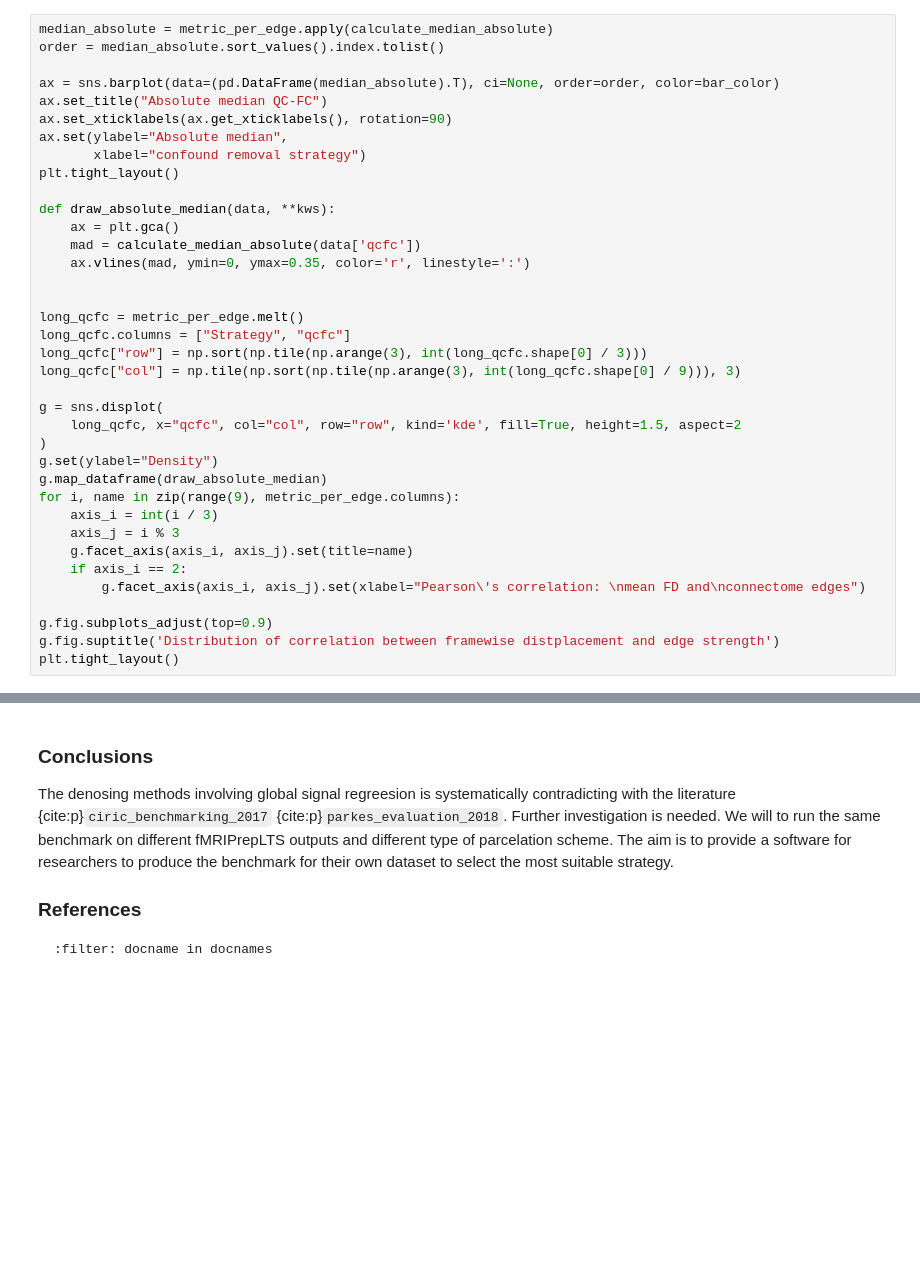
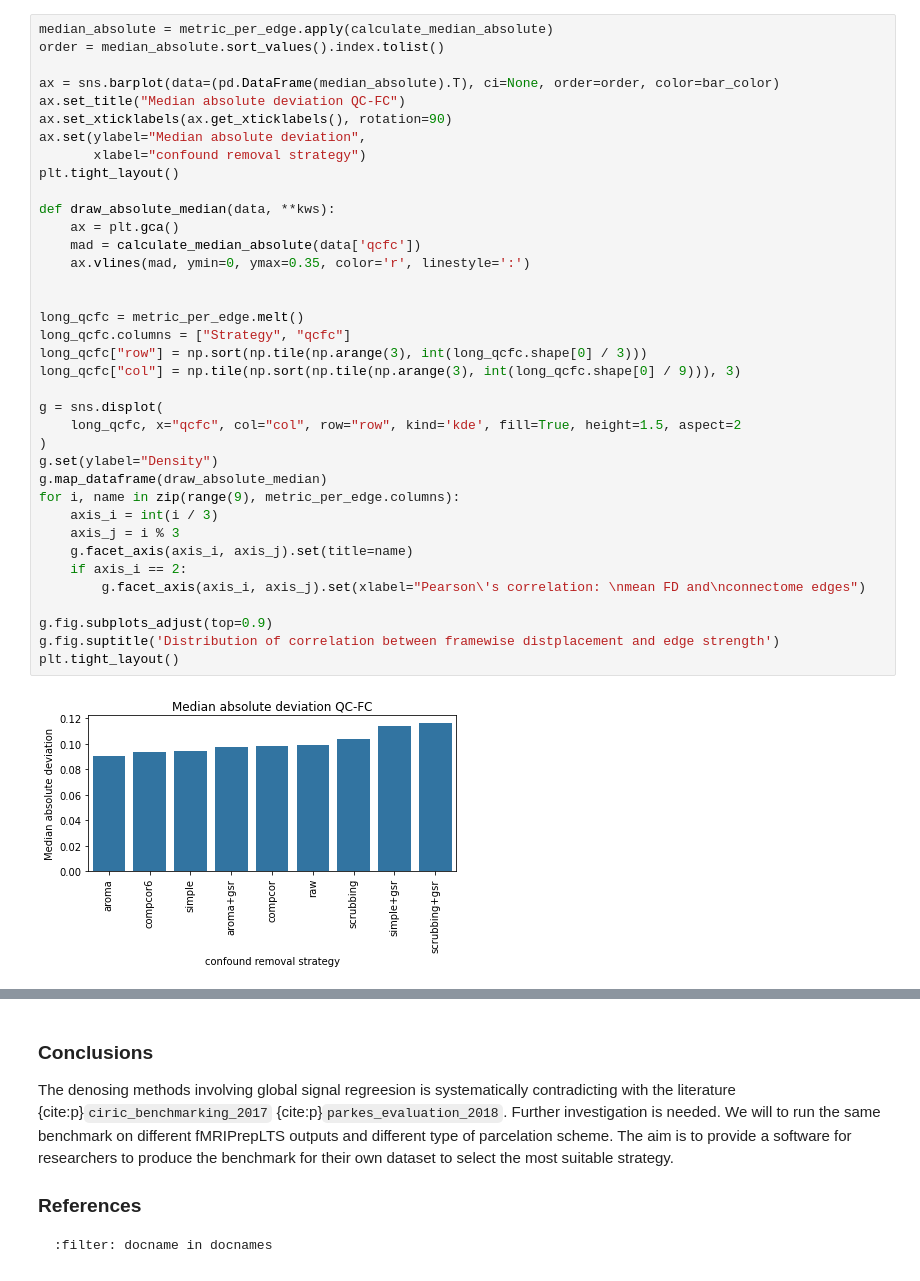
Before and after one commit to SIMEXP/fmriprep-denoise-benchmark, a Jupyter notebook: content/ohbm2022abstract.ipynb, the cells around one changed output, grey strips where cells are left out. Cells and saved outputs as stored; diff of their text form; blank space fills up the shorter version.

```diff
--- a/content/ohbm2022abstract.ipynb
+++ b/content/ohbm2022abstract.ipynb
@@ -111,35 +127,37 @@ median_absolute = metric_per_edge.apply(calculate_median_absolute)
 order = median_absolute.sort_values().index.tolist()
 
 ax = sns.barplot(data=(pd.DataFrame(median_absolute).T), ci=None, order=order, color=bar_color)
-ax.set_title("Absolute median QC-FC")
+ax.set_title("Median absolute deviation QC-FC")
 ax.set_xticklabels(ax.get_xticklabels(), rotation=90)
-ax.set(ylabel="Absolute median",
+ax.set(ylabel="Median absolute deviation",
        xlabel="confound removal strategy")
 plt.tight_layout()
 
 def draw_absolute_median(data, **kws):
     ax = plt.gca()
     mad = calculate_median_absolute(data['qcfc'])
     ax.vlines(mad, ymin=0, ymax=0.35, color='r', linestyle=':')
 
 
 long_qcfc = metric_per_edge.melt()
 long_qcfc.columns = ["Strategy", "qcfc"]
 long_qcfc["row"] = np.sort(np.tile(np.arange(3), int(long_qcfc.shape[0] / 3)))
 long_qcfc["col"] = np.tile(np.sort(np.tile(np.arange(3), int(long_qcfc.shape[0] / 9))), 3)
 
 g = sns.displot(
     long_qcfc, x="qcfc", col="col", row="row", kind='kde', fill=True, height=1.5, aspect=2
 )
 g.set(ylabel="Density")
 g.map_dataframe(draw_absolute_median)
 for i, name in zip(range(9), metric_per_edge.columns):
     axis_i = int(i / 3)
     axis_j = i % 3
     g.facet_axis(axis_i, axis_j).set(title=name)
     if axis_i == 2:
         g.facet_axis(axis_i, axis_j).set(xlabel="Pearson\'s correlation: \nmean FD and\nconnectome edges")
 
 g.fig.subplots_adjust(top=0.9)
 g.fig.suptitle('Distribution of correlation between framewise distplacement and edge strength')
 plt.tight_layout()
+# %% [output]
+[figure, added]
```
Also changed, not shown: parts of 10 cells of this notebook, 1 other file.
